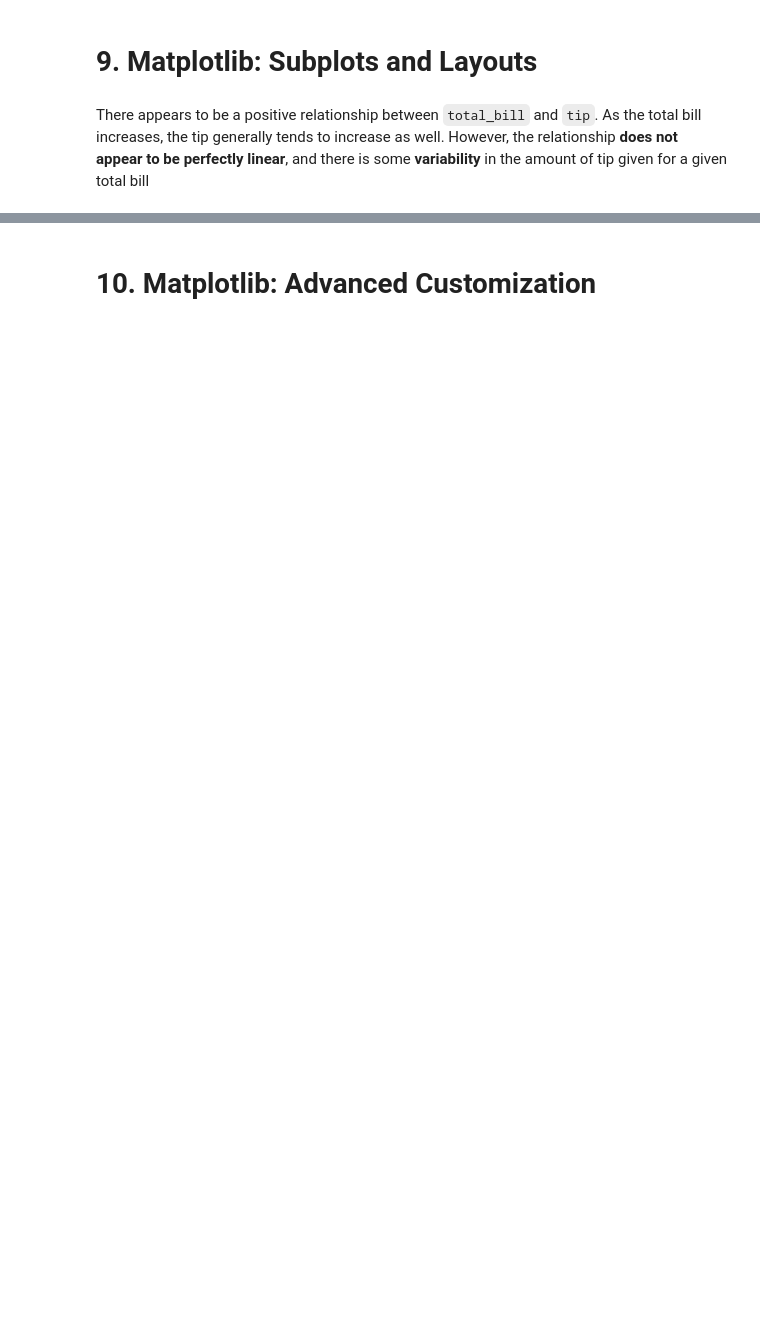
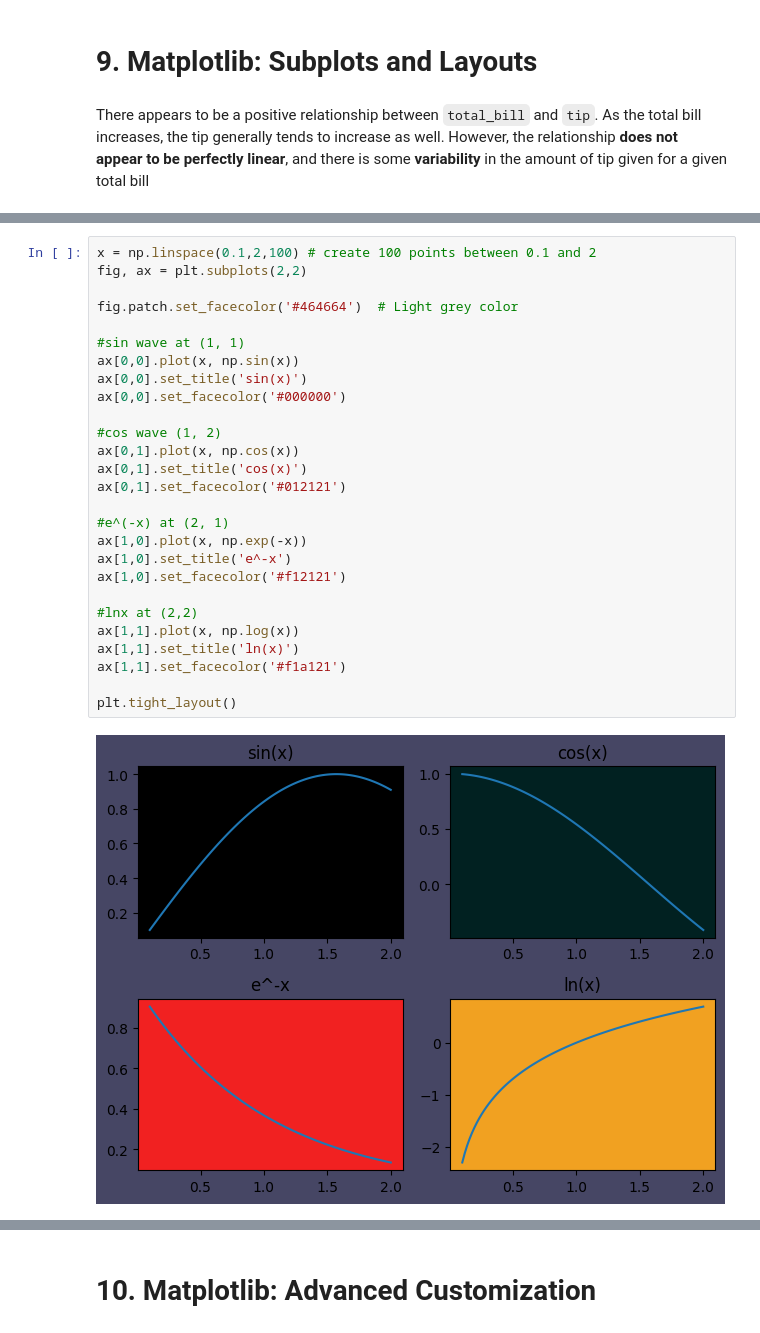
Before and after one commit to Diver202/PSDV, a Jupyter notebook: Assignment2/Lab2_Pandas_Matplotlib.ipynb, the cells around one changed output, grey strips where cells are left out. Saved outputs shown, nothing was run; the diff lists cells and outputs as text; blank space fills up the shorter version.

```diff
--- a/Assignment2/Lab2_Pandas_Matplotlib.ipynb
+++ b/Assignment2/Lab2_Pandas_Matplotlib.ipynb
@@ -1011,0 +1049,29 @@ There appears to be a positive relationship between `total_bill` and `tip`. As t
+# %%
+x = np.linspace(0.1,2,100) # create 100 points between 0.1 and 2
+fig, ax = plt.subplots(2,2)
+
+fig.patch.set_facecolor('#464664')  # Light grey color
+
+#sin wave at (1, 1)
+ax[0,0].plot(x, np.sin(x))
+ax[0,0].set_title('sin(x)')
+ax[0,0].set_facecolor('#000000')
+
+#cos wave (1, 2)
+ax[0,1].plot(x, np.cos(x))
+ax[0,1].set_title('cos(x)')
+ax[0,1].set_facecolor('#012121')
+
+#e^(-x) at (2, 1)
+ax[1,0].plot(x, np.exp(-x))
+ax[1,0].set_title('e^-x')
+ax[1,0].set_facecolor('#f12121')
+
+#lnx at (2,2)
+ax[1,1].plot(x, np.log(x))
+ax[1,1].set_title('ln(x)')
+ax[1,1].set_facecolor('#f1a121')
+
+plt.tight_layout()
+# %% [output]
+[figure, added]
```
Also changed, not shown: parts of 33 cells of this notebook, 1 other file.
